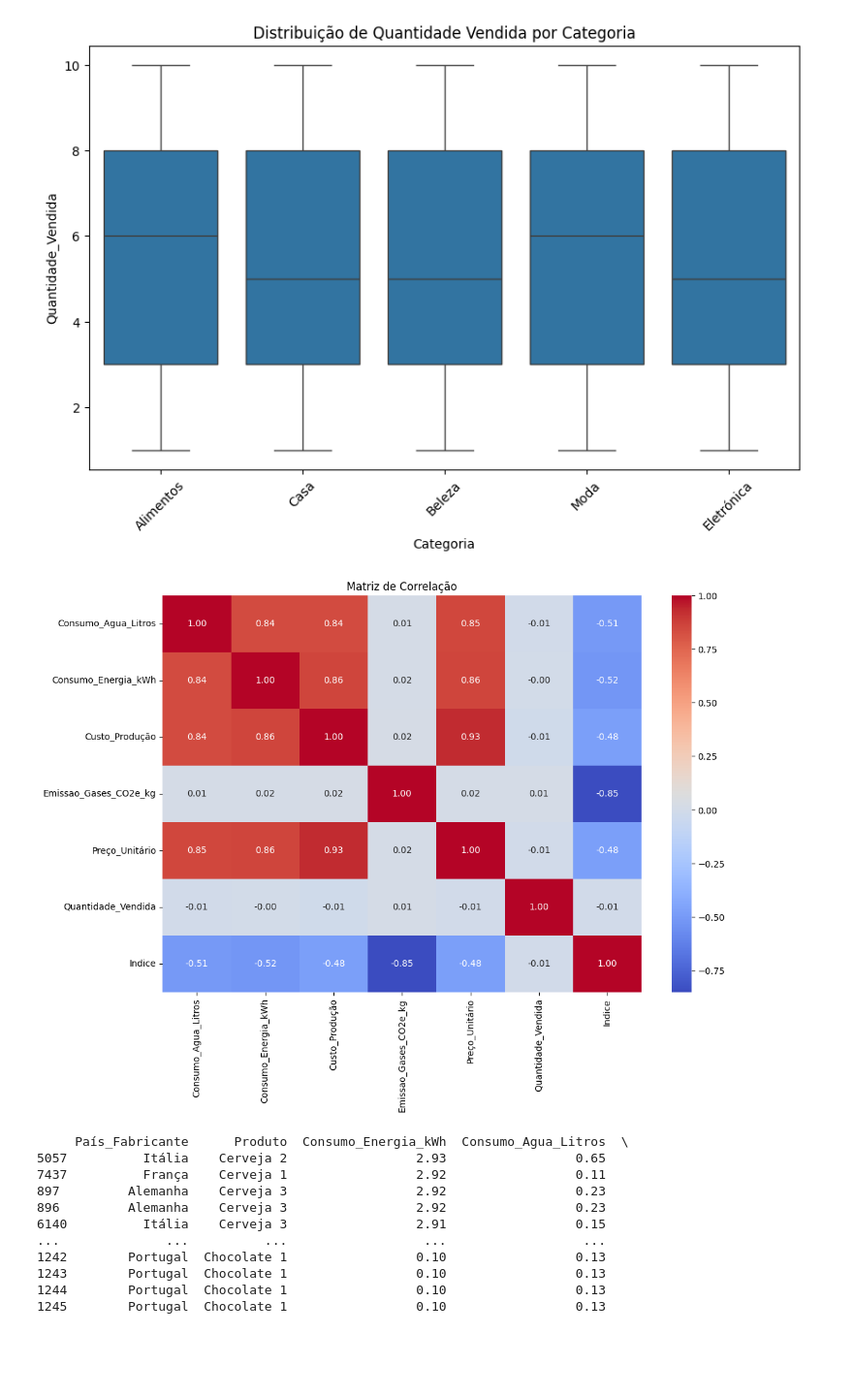
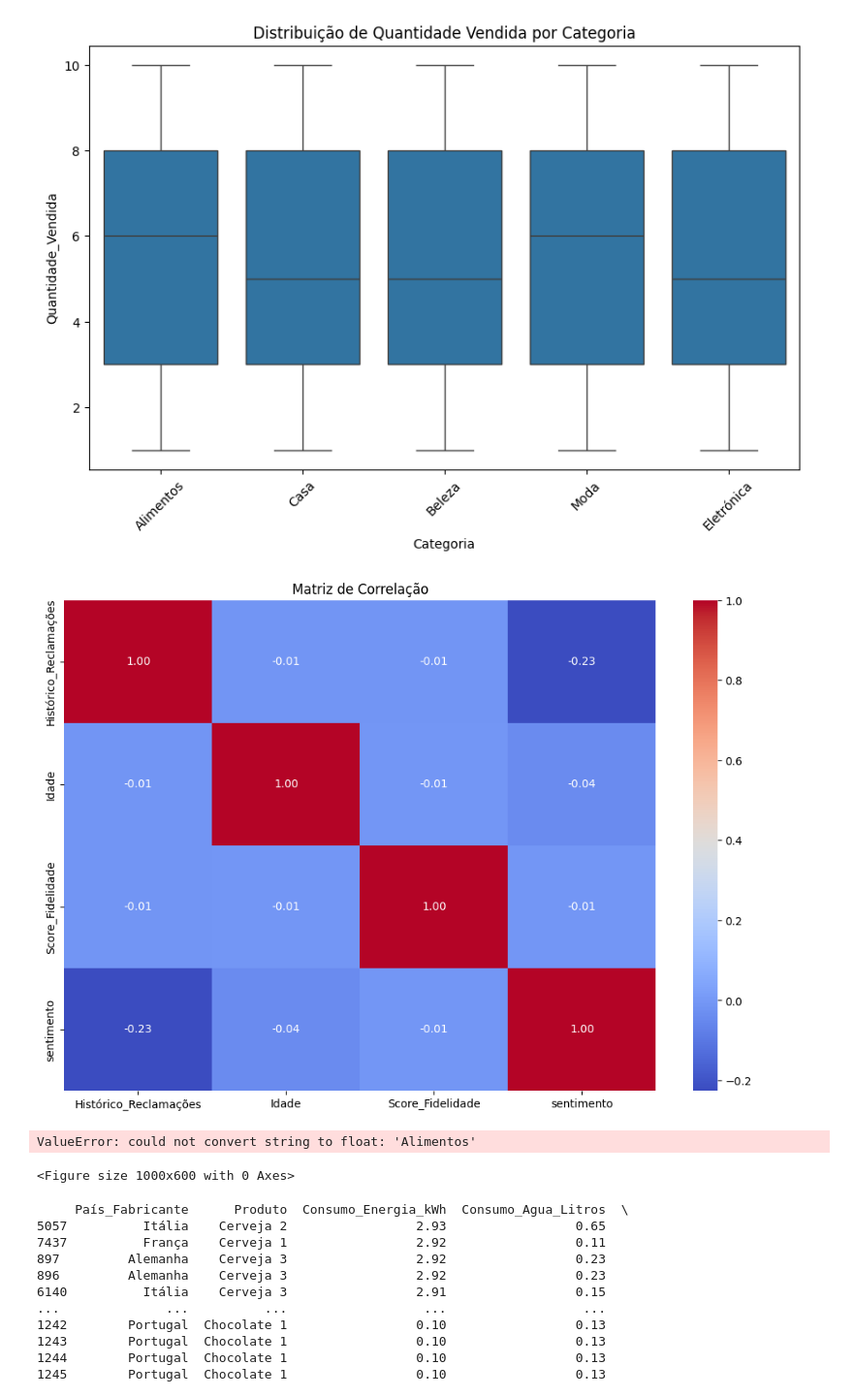
Before and after one commit to leandromicael123/Datathon, a Jupyter notebook: datathon/jupyter.ipynb, the cells around one changed output. Shown at 97% size. Drawn from its saved outputs; the diff is of its cells as text; code cells hidden in the pictures; blank space fills up the shorter version.

```diff
--- a/datathon/jupyter.ipynb
+++ b/datathon/jupyter.ipynb
@@ -20,9 +43,7 @@ tabela_descritiva.to_csv('tabela_descritiva_vendas.csv', index=True, encoding='u
 # %% [markdown]
 Base de dados clientes
 # %%
-df_clientes = pd.read_excel("analise.xlsx", sheet_name=1)
-tabela_descritiva_cliente = df_clientes.describe()
-tabela_descritiva_cliente.to_csv('cliente_tabela.csv', index=True, encoding='utf-8')
-print(df_clientes.isnull().sum())
-print(df_clientes.isna().sum())
+df_clientes = pd.read_csv("analise.csv")
+
+df_clientes
 # %% [output]
@@ -94,16 +113,18 @@ plt.show()
 [figure]
 # %%
 # Matriz de correlação
-df = df.drop(columns=['Cliente_ID'], errors='ignore')
-df = df.drop(columns=['Produto_ID'], errors='ignore')
+
+df_clientes = df_clientes.drop(columns=['Cliente_ID'], errors='ignore')
+df_clientes = df_clientes.drop(columns=["Unnamed: 0.1"], errors='ignore')
+df_clientes = df_clientes.drop(columns=["Unnamed: 0"], errors='ignore')
 # Selecionar apenas as variáveis numéricas
-numerical_columns = df.select_dtypes(include=['float64', 'int64']).columns
-correlation_matrix = df[numerical_columns].corr()
+numerical_columns = df_clientes.select_dtypes(include=['float64', 'int64']).columns
+correlation_matrix = df_clientes[numerical_columns].corr()
 
 # Visualização da matriz de correlação
 plt.figure(figsize=(12, 8))
 sns.heatmap(correlation_matrix, annot=True, cmap='coolwarm', fmt=".2f")
 plt.title('Matriz de Correlação')
 plt.show()
 # %% [output]
-[figure, old version]
+[figure, new version]
@@ -116,3 +131,12 @@ plt.show()
+# %%
+# Visualização: Mapa de calor de correlação
+plt.figure(figsize=(10, 6))
+sns.heatmap(df.corr(), annot=True, cmap='coolwarm', fmt=".2f")
+plt.title('Mapa de Calor de Correlação')
+plt.show()
+# %% [output]
+ValueError: could not convert string to float: 'Alimentos'
+<Figure size 1000x600 with 0 Axes>
 # %%
 # Filtrar os dados da categoria "Alimentos"
 alimentos_dados = df[(df['Categoria'] == 'Alimentos')]
```
Also changed, not shown: parts of 6 cells of this notebook, 2 other files.
